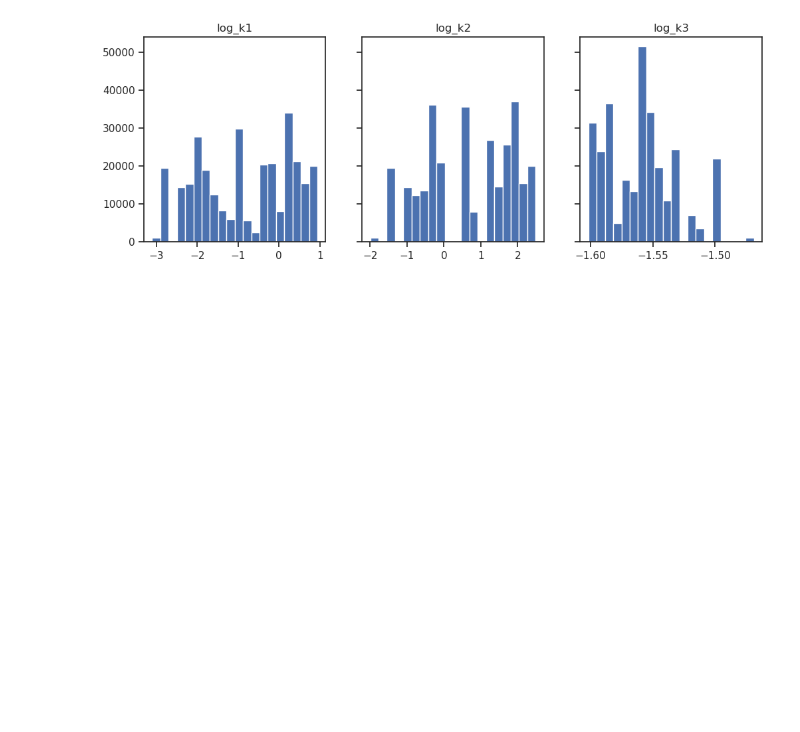
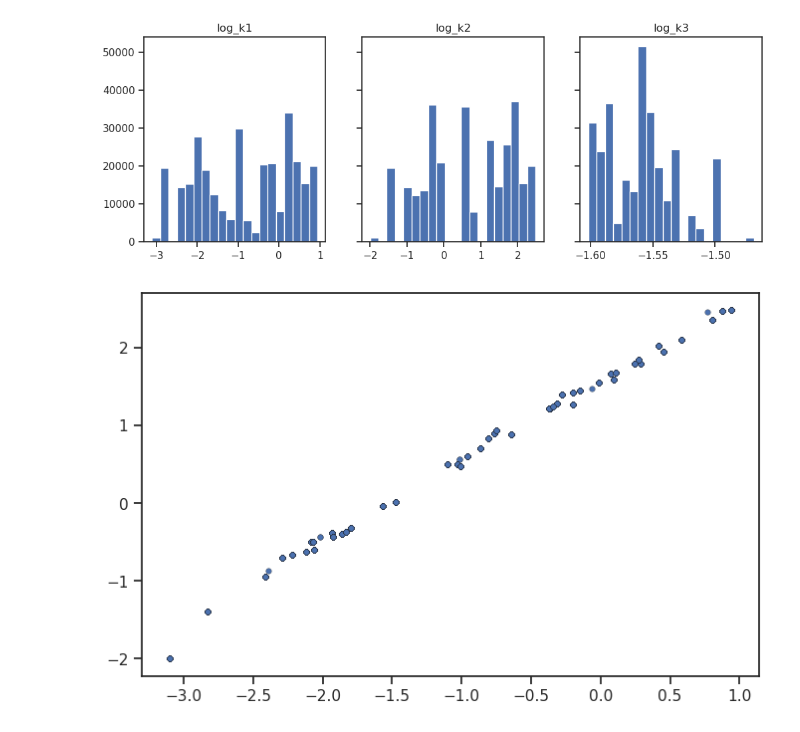
Before and after one commit to LarkinIt/ModelCalibrationExamples, a Jupyter notebook: Michaelis-Menten/mm_example.ipynb, the cells around one changed output. Cells and saved outputs as stored; diff of their text form; code cells hidden in the pictures; blank space fills up the shorter version.

```diff
--- a/Michaelis-Menten/mm_example.ipynb
+++ b/Michaelis-Menten/mm_example.ipynb
@@ -320,3 +317,8 @@ ax2.hist(samps[1, :], bins=20); ax2.set_title(PARAMS[1]);
 ax3.hist(samps[2, :], bins=20); ax3.set_title(PARAMS[2]);
 # %% [output]
 [figure]
+# %%
+plt.figure(figsize=(8,5), dpi=100)
+plt.plot(samps[0, :], samps[1, :], 'bo', markersize=4, markeredgecolor='k', markeredgewidth=0.2);
+# %% [output]
+[figure, added]
```
Also changed, not shown: parts of 7 cells of this notebook.
